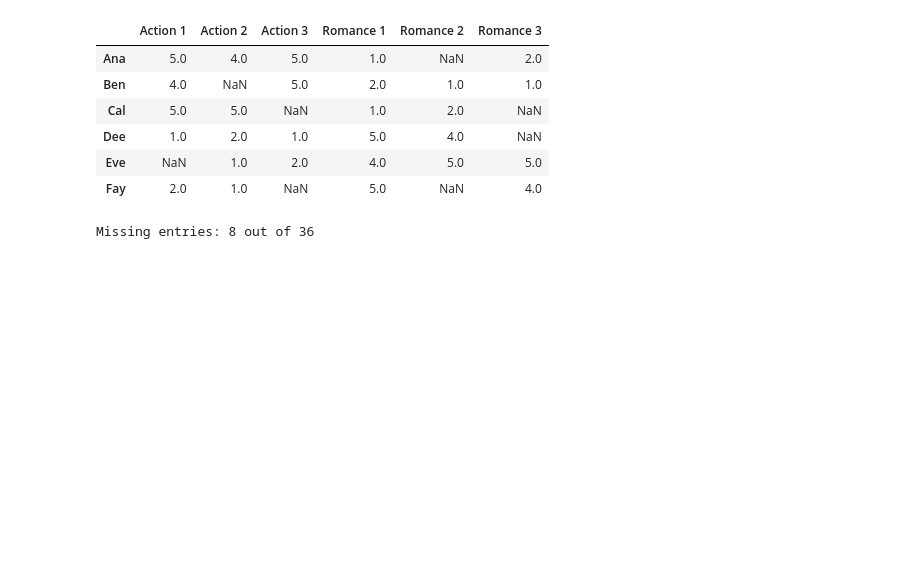
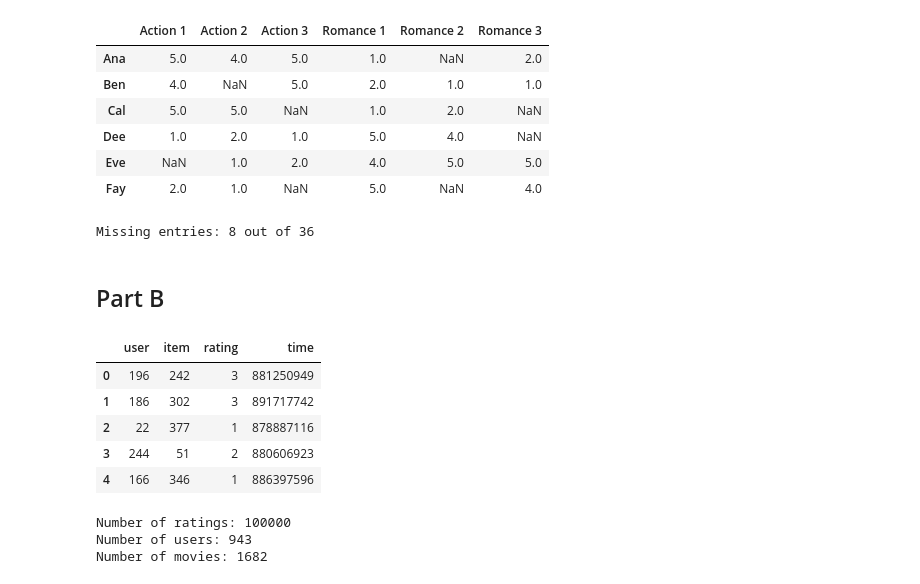
Before and after one commit to lilydeller/Math344-Project, a Jupyter notebook: notebooks/01_ratings_matrix.ipynb, the cells around one changed output. Drawn from its saved outputs; the diff is of its cells as text; code cells hidden in the pictures; blank space fills up the shorter version.

Commit message:
Add code for Part B
Closes #3

```diff
--- a/notebooks/01_ratings_matrix.ipynb
+++ b/notebooks/01_ratings_matrix.ipynb
@@ -33,3 +35,5 @@ missing = np.isnan(toy).sum()
 print("Missing entries:", missing, "out of", toy.size)
 # %% [output]
 Missing entries: 8 out of 36
+# %% [markdown]
+## Part B
@@ -35,0 +53,21 @@ Missing entries: 8 out of 36
+# %%
+ratings = pd.read_csv("ml-100k/u.data",
+  sep="\t",
+  names=["user", "item", "rating", "time"]
+)
+ratings.head()
+# %% [output]
+|  | user | item | rating | time |
+| 0 | 196 | 242 | 3 | 881250949 |
+| 1 | 186 | 302 | 3 | 891717742 |
+| 2 | 22 | 377 | 1 | 878887116 |
+| 3 | 244 | 51 | 2 | 880606923 |
+| 4 | 166 | 346 | 1 | 886397596 |
+# %%
+print("Number of ratings:", len(ratings))
+print("Number of users:", ratings["user"].nunique())
+print("Number of movies:", ratings["item"].nunique())
+# %% [output]
+Number of ratings: 100000
+Number of users: 943
+Number of movies: 1682
```
Also changed, not shown: parts of 6 cells of this notebook.
